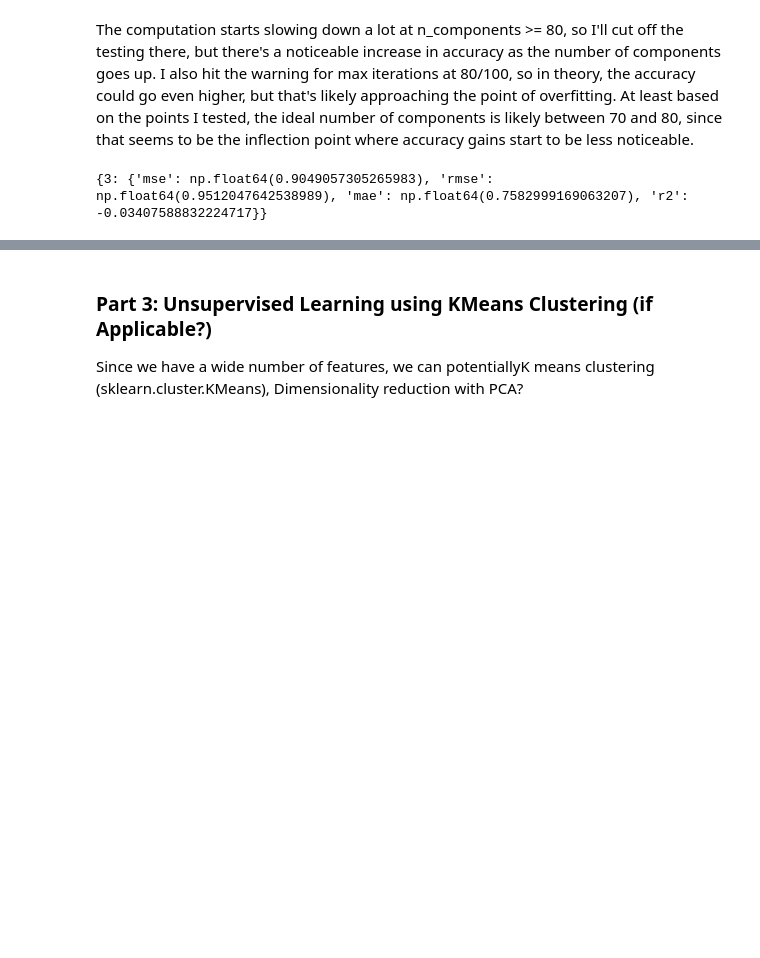
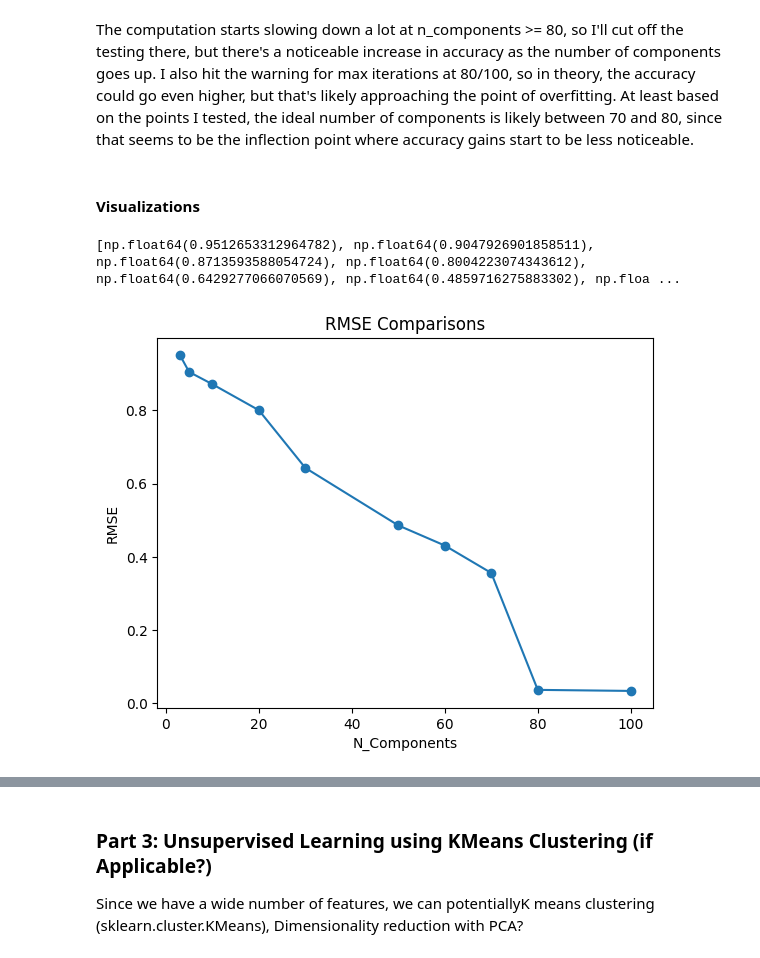
Before and after one commit to bxue2/Unsupervised-Learning-Final, a Jupyter notebook: Final.ipynb, the cells around one changed output, grey strips where cells are left out. Cells and saved outputs as stored; diff of their text form; code cells hidden in the pictures; blank space fills up the shorter version.

```diff
--- a/Final.ipynb
+++ b/Final.ipynb
@@ -370,7 +370,7 @@ def reg_stats(actual_values, predicted_values):
     # Calculate regression metrics
     stats = {}
     stats['mse'] = mean_squared_error(actual_values, predicted_values)
-    stats['rmse'] = np.sqrt(mse)
+    stats['rmse'] = np.sqrt(stats['mse'])
     stats['mae'] = mean_absolute_error(actual_values, predicted_values)
     stats['r2'] = r2_score(actual_values, predicted_values)
 
@@ -428,6 +438,24 @@ R-squared: 0.73012
 # %% [markdown]
 The computation starts slowing down a lot at n_components >= 80, so I'll cut off the testing there, but there's a noticeable increase in accuracy as the number of components goes up. I also hit the warning for max iterations at 80/100, so in theory, the accuracy could go even higher, but that's likely approaching the point of overfitting. At least based on the points I tested, the ideal number of components is likely between 70 and 80, since that seems to be the inflection point where accuracy gains start to be less noticeable.
+# %% [markdown]
+#### Visualizations
 # %%
-print(nmf_stats)
+# R-squared Plot
+x_values = list(nmf_stats.keys())
+y_values = [v['rmse'] for v in nmf_stats.values()]
+
+print(y_values)
+
+# Create the line graph
+plt.plot(x_values, y_values, marker='o')
+
+# Add labels and title
+plt.xlabel('N_Components')
+plt.ylabel('RMSE')
+plt.title('RMSE Comparisons')
+
+# Display the graph
+plt.show()
 # %% [output]
-{3: {'mse': np.float64(0.9049057305265983), 'rmse': np.float64(0.9512047642538989), 'mae': np.float64(0.7582999169063207), 'r2': -0.03407588832224717}}
+[np.float64(0.9512653312964782), np.float64(0.9047926901858511), np.float64(0.8713593588054724), np.float64(0.8004223074343612), np.float64(0.6429277066070569), np.float64(0.4859716275883302), np.floa ...
+[figure, added]
```
Also changed, not shown: parts of 10 cells of this notebook.
